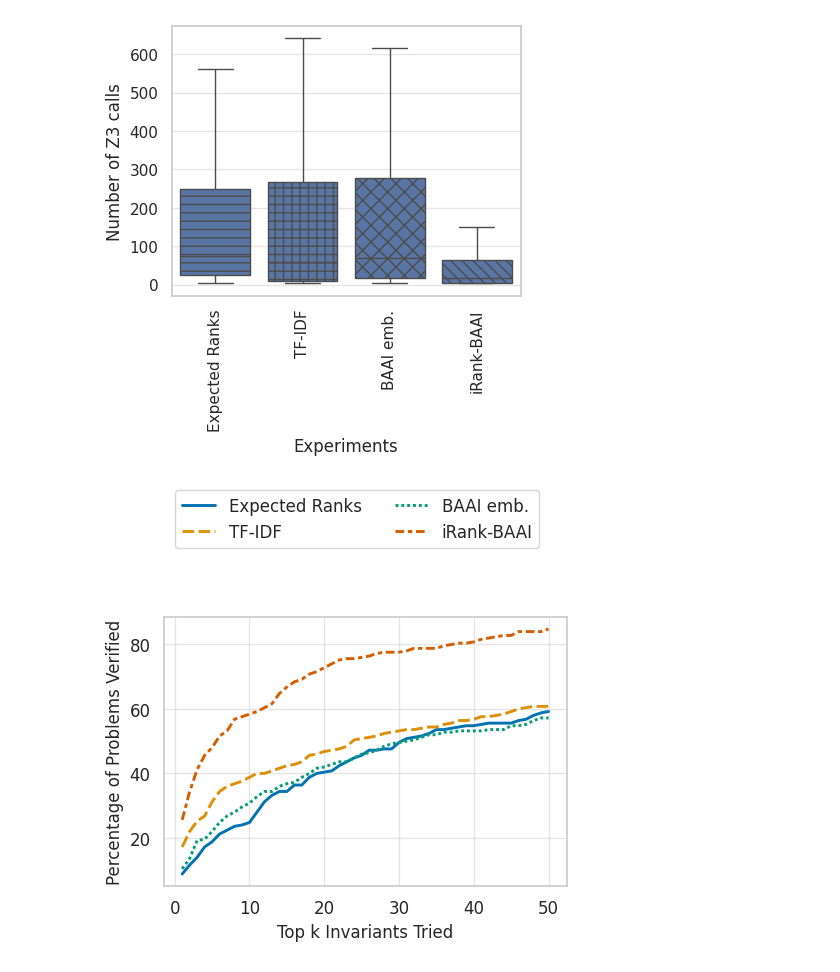
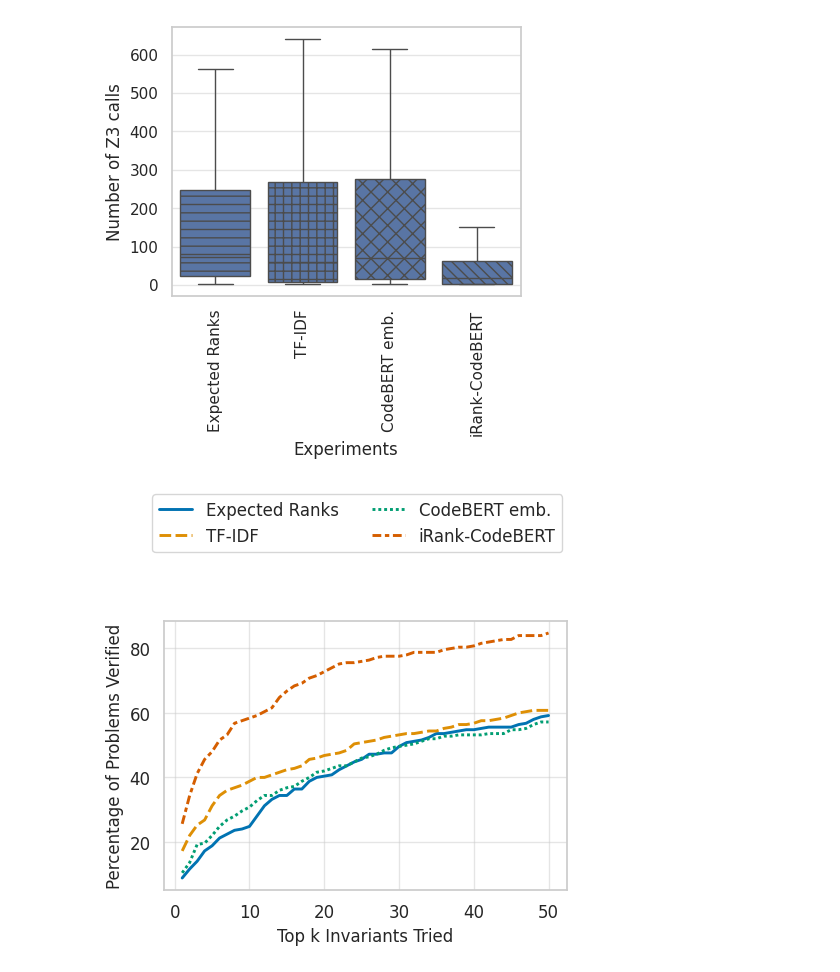
Before and after one commit to alexismdr/NeuralInvariantRanker, a Jupyter notebook: data/gather_metrics_open.ipynb, the cells around one changed output. Drawn from its saved outputs; the diff is of its cells as text; code cells hidden in the pictures.

Commit message:
feat/fix: add short model names

```diff
--- a/data/gather_metrics_open.ipynb
+++ b/data/gather_metrics_open.ipynb
@@ -112,6 +112,10 @@ def generate_results(exp_name, codex_model):
         model_shorthand = 'ada_002'
     elif codex_model == 'davinci-similarity':
         model_shorthand = 'davinci'
+    elif codex_model == 'bge-large':
+        model_shorthand = 'bge'
+    elif codex_model == 'codebert':
+        model_shorthand = 'bert'
     exp_dir = f"llm-genrated-solutions/{exp_name}/details"
     files = [f for f in os.listdir(exp_dir) if f.endswith(".json")]
 
@@ -324,7 +328,7 @@ def generate_results(exp_name, codex_model):
         print_results(df, model=f"{codex_model}-{fold}")
 # %%
 for exp_name in ["gpt-4", "gpt-3.5"]:
-    for codex_model in ["text-embedding-ada-002"]:
+    for codex_model in ["codebert"]:
         generate_results(exp_name, codex_model)
 # %%
 import seaborn as sns
@@ -342,9 +346,9 @@ def draw_graphs(
     random_result = df2[df2.experiment == "random"]
     random_result.experiment = "Expected Ranks"
     ada_result = df2[df2.experiment == "davinci embeddings"]
-    ada_result.experiment = "BAAI emb."
+    ada_result.experiment = "CodeBERT emb."
     ranker_result_ada = df2[df2.experiment == "ranked"]
-    ranker_result_ada.experiment = "iRank-BAAI"
+    ranker_result_ada.experiment = "iRank-CodeBERT"
     tf_idf_result = df2[df2.experiment == "TF-IDF"]
     df = pd.concat(
         [random_result, tf_idf_result,
@@ -472,2 +476,2 @@ BAAI emb.      1           10.4
-[figure, old version]
+[figure, new version]
-[figure, old version]
+[figure, new version]
```
Also changed, not shown: parts of 1 cell of this notebook.
